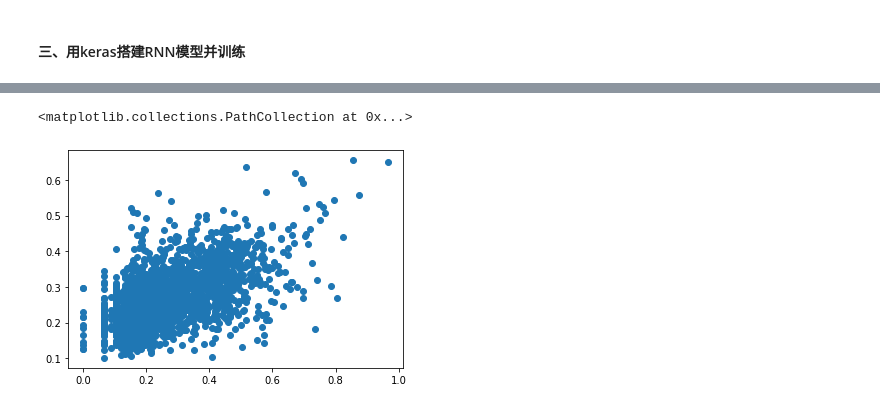
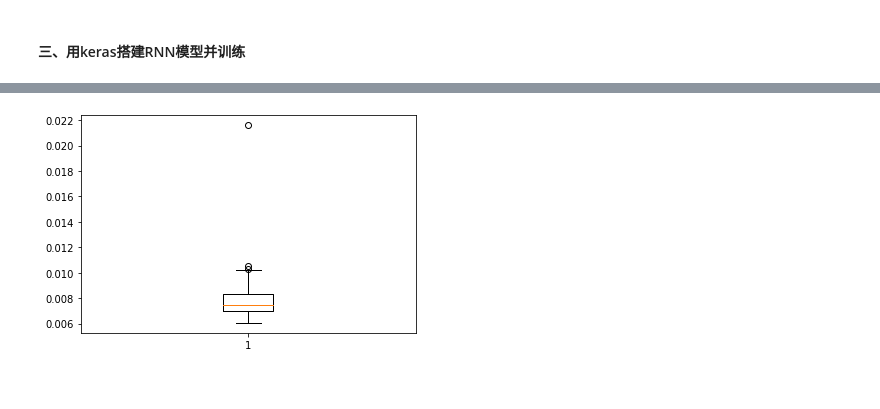
Before and after one commit to XingruiWang/RUC-Deep-Learning-Course, a Jupyter notebook: Homework/HW_7/hw7.ipynb, the cells around one changed output, grey strips where cells are left out. Cells and saved outputs as stored; diff of their text form; code cells hidden in the pictures.

```diff
--- a/Homework/HW_7/hw7.ipynb
+++ b/Homework/HW_7/hw7.ipynb
@@ -250,5 +244,6 @@ y_pred = model.predict(X_test, batch_size=8)
-# %%
-plt.scatter(y_test, y_pred)
-# %% [output]
-<matplotlib.collections.PathCollection at 0x...>
-[figure, removed]
+# %%
+# Medloss 箱线图
+plt.boxplot(list(history.history['MedSE']))
+plt.show()
+# %% [output]
+[figure, added]
```
Also changed, not shown: parts of 9 cells of this notebook.
